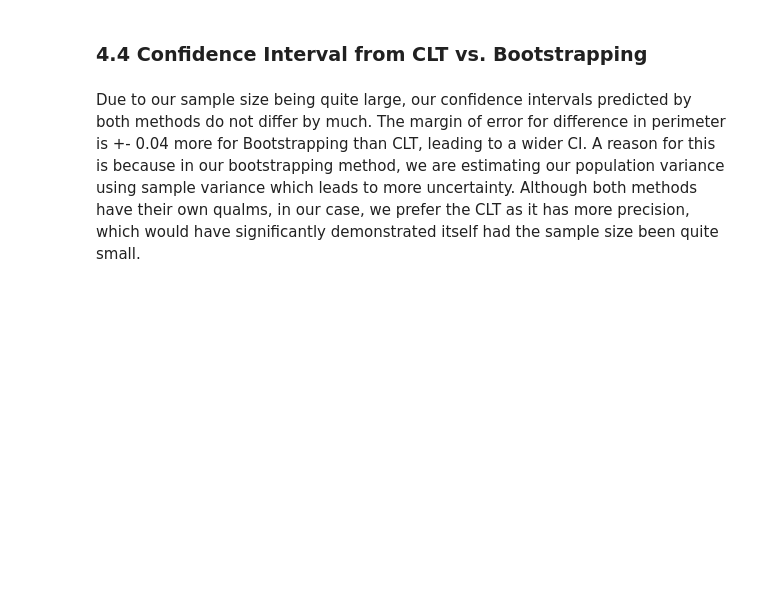
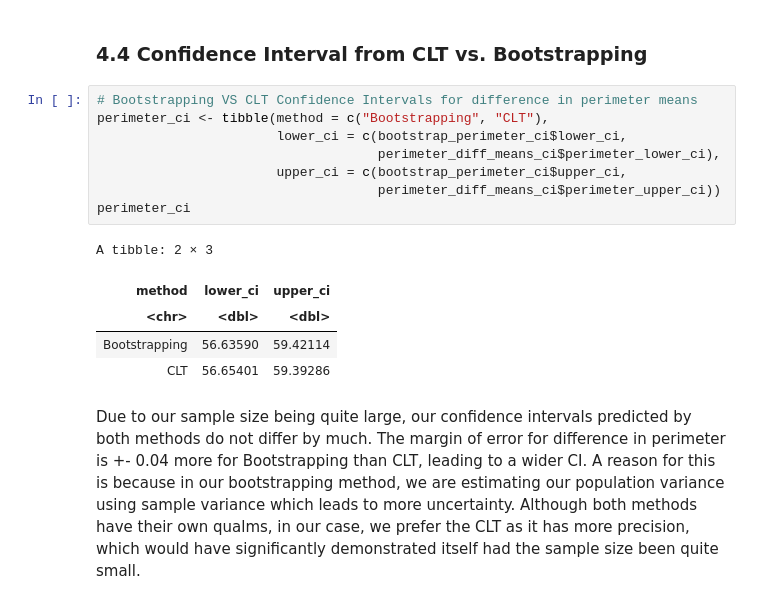
Before and after one commit to yun-sky/STAT-201-Project, a Jupyter notebook: Final Report.ipynb, the cells around one changed output. Drawn from its saved outputs; the diff is of its cells as text; blank space fills up the shorter version.

Commit message:
Combined confidence intervals into one table for both variables

```diff
--- a/Final Report.ipynb
+++ b/Final Report.ipynb
@@ -476,5 +458,19 @@ head(rice_summary)
 head(rice_clt_ci)
 # %% [markdown]
 ### 4.4 Confidence Interval from CLT vs. Bootstrapping
+# %%
+# Bootstrapping VS CLT Confidence Intervals for difference in perimeter means
+perimeter_ci <- tibble(method = c("Bootstrapping", "CLT"),
+                       lower_ci = c(bootstrap_perimeter_ci$lower_ci,
+                                    perimeter_diff_means_ci$perimeter_lower_ci),
+                       upper_ci = c(bootstrap_perimeter_ci$upper_ci,
+                                    perimeter_diff_means_ci$perimeter_upper_ci))
+perimeter_ci
+# %% [output]
+A tibble: 2 × 3
+| method | lower_ci | upper_ci |
+| <chr> | <dbl> | <dbl> |
+| Bootstrapping | 56.63590 | 59.42114 |
+| CLT | 56.65401 | 59.39286 |
 # %% [markdown]
 Due to our sample size being quite large, our confidence intervals predicted by both methods do not differ by much. The margin of error for difference in perimeter is +- 0.04 more for Bootstrapping than CLT, leading to a wider CI.  A reason for this is because in our bootstrapping method, we are estimating our population variance using sample variance which leads to more uncertainty.  Although both methods have their own qualms, in our case, we prefer the CLT as it has more precision, which would have significantly demonstrated itself had the sample size been quite small.
```
Also changed, not shown: parts of 3 cells of this notebook.
